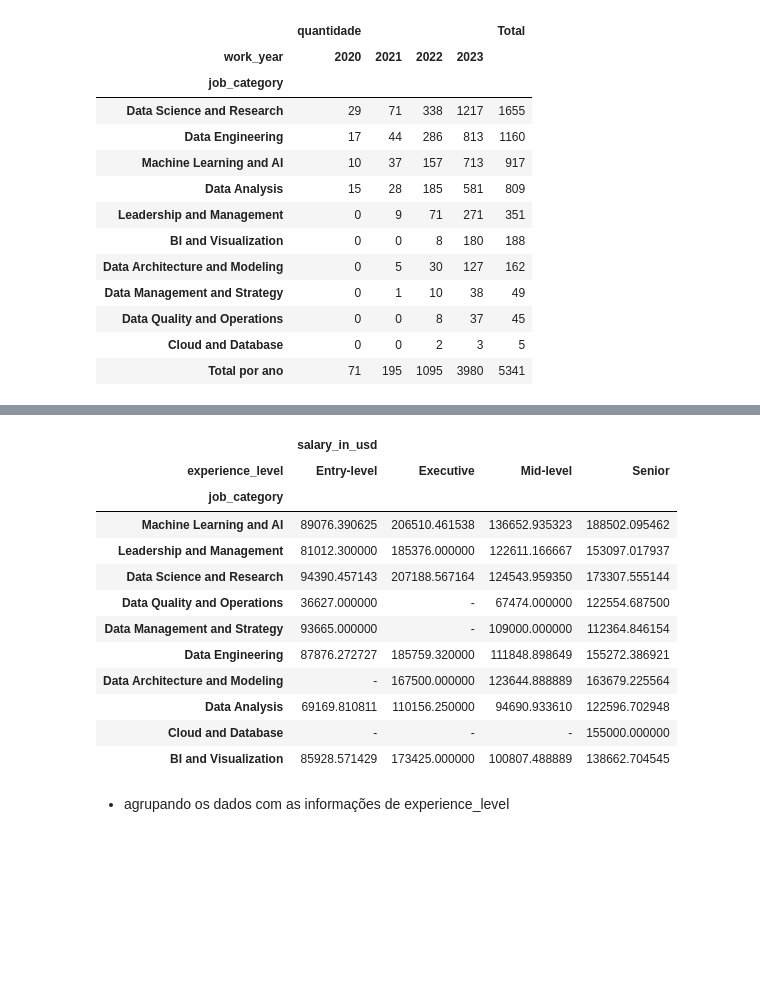
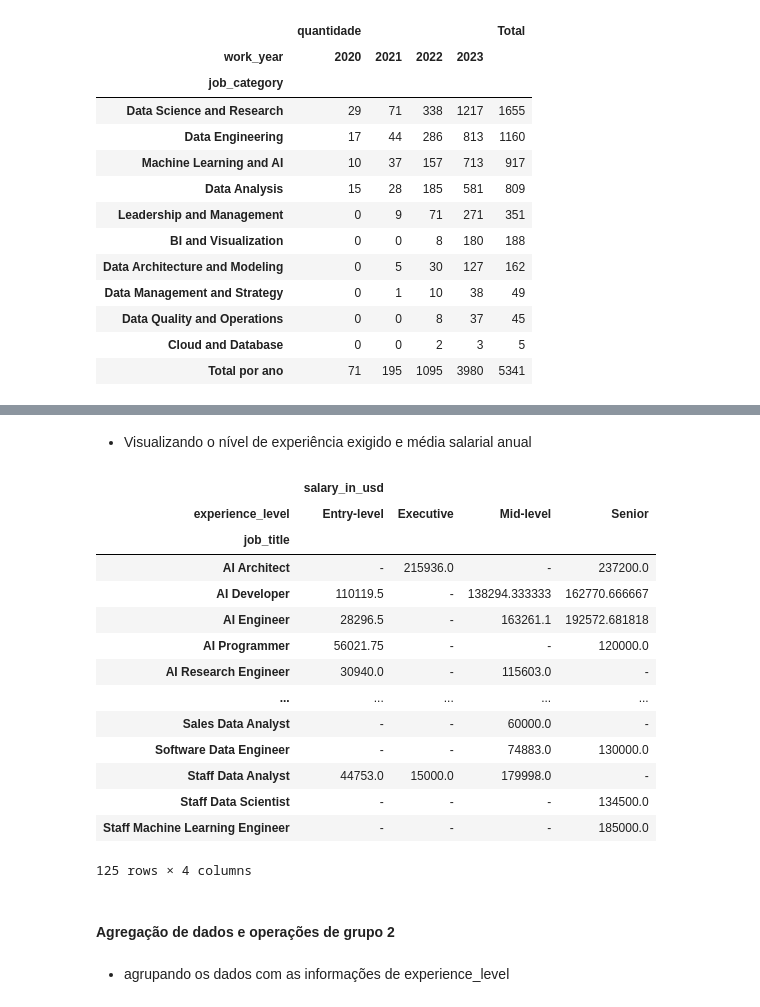
Before and after one commit to ryanrodr/eda-jobs-in-data, a Jupyter notebook: analise_exploratoria.ipynb, the cells around one changed output, grey strips where cells are left out. Saved outputs shown, nothing was run; the diff lists cells and outputs as text; code cells hidden in the pictures; blank space fills up the shorter version.

```diff
--- a/analise_exploratoria.ipynb
+++ b/analise_exploratoria.ipynb
@@ -192,7 +215,7 @@ media_categoria.style.set_properties(**{'text-align': 'center'})
 # %%
 # Agrupando os dados por nível de experiência e categoria, calculando uma média salarial anual
-media_experiencia = data.groupby(['experience_level', 'job_category'])['salary_in_usd'].mean().reset_index()
+media_experiencia = data.groupby(['experience_level', 'job_title'])['salary_in_usd'].mean().reset_index()
 
 # Selecionando somente valores existentes
 media_experiencia = media_experiencia[media_experiencia['salary_in_usd'] > 0]
-media_experiencia.head(3)
+media_experiencia = media_experiencia.sort_values(by='salary_in_usd', ascending=False)
@@ -204,26 +238,28 @@ media_experiencia.head(3)
 # %%
 # Transformando em uma Tabela Dinâmica e substituindo os valores vazios
-media_experiencia = media_experiencia.pivot_table(index='job_category', columns='experience_level').fillna('-')
-
-# Ordenando os dados pela categoria
-media_experiencia = media_experiencia.sort_values(by='job_category', ascending=False)
+media_experiencia = media_experiencia.pivot_table(index='job_title', columns='experience_level').fillna('-')
-# %%
-# Centralizando e formatando a tabela
-media_experiencia.style.set_properties(**{'text-align': 'center'})
-# %% [output]
-|  | salary_in_usd |  |  |  |
-| experience_level | Entry-level | Executive | Mid-level | Senior |
-| job_category |  |  |  |  |
-| Machine Learning and AI | 89076.390625 | 206510.461538 | 136652.935323 | 188502.095462 |
-| Leadership and Management | 81012.300000 | 185376.000000 | 122611.166667 | 153097.017937 |
-| Data Science and Research | 94390.457143 | 207188.567164 | 124543.959350 | 173307.555144 |
-| Data Quality and Operations | 36627.000000 | - | 67474.000000 | 122554.687500 |
-| Data Management and Strategy | 93665.000000 | - | 109000.000000 | 112364.846154 |
-| Data Engineering | 87876.272727 | 185759.320000 | 111848.898649 | 155272.386921 |
-| Data Architecture and Modeling | - | 167500.000000 | 123644.888889 | 163679.225564 |
-| Data Analysis | 69169.810811 | 110156.250000 | 94690.933610 | 122596.702948 |
-| Cloud and Database | - | - | - | 155000.000000 |
-| BI and Visualization | 85928.571429 | 173425.000000 | 100807.488889 | 138662.704545 |
+# %% [markdown]
+- Visualizando o nível de experiência exigido e média salarial anual
+# %%
+media_experiencia
+# %% [output]
+|  | salary_in_usd |  |  |  |
+| experience_level | Entry-level | Executive | Mid-level | Senior |
+| job_title |  |  |  |  |
+| AI Architect | - | 215936.0 | - | 237200.0 |
+| AI Developer | 110119.5 | - | 138294.333333 | 162770.666667 |
+| AI Engineer | 28296.5 | - | 163261.1 | 192572.681818 |
+| AI Programmer | 56021.75 | - | - | 120000.0 |
+| AI Research Engineer | 30940.0 | - | 115603.0 | - |
+| ... | ... | ... | ... | ... |
+| Sales Data Analyst | - | - | 60000.0 | - |
+| Software Data Engineer | - | - | 74883.0 | 130000.0 |
+| Staff Data Analyst | 44753.0 | 15000.0 | 179998.0 | - |
+| Staff Data Scientist | - | - | - | 134500.0 |
+| Staff Machine Learning Engineer | - | - | - | 185000.0 |
+125 rows × 4 columns
+# %% [markdown]
+#### Agregação de dados e operações de grupo 2
 # %% [markdown]
 - agrupando os dados com as informações de experience_level
 # %%
```
Also changed, not shown: parts of 19 cells of this notebook, 1 other file.
